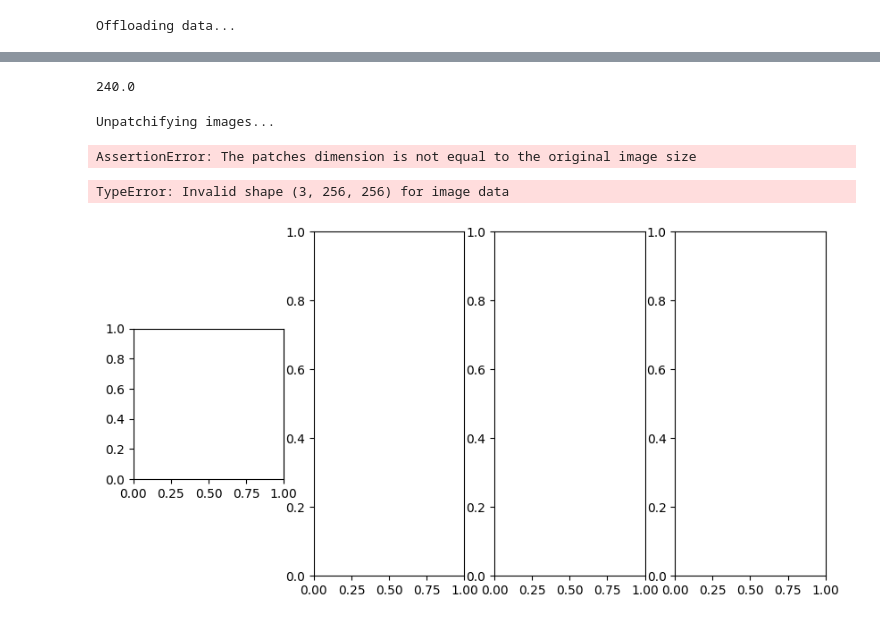
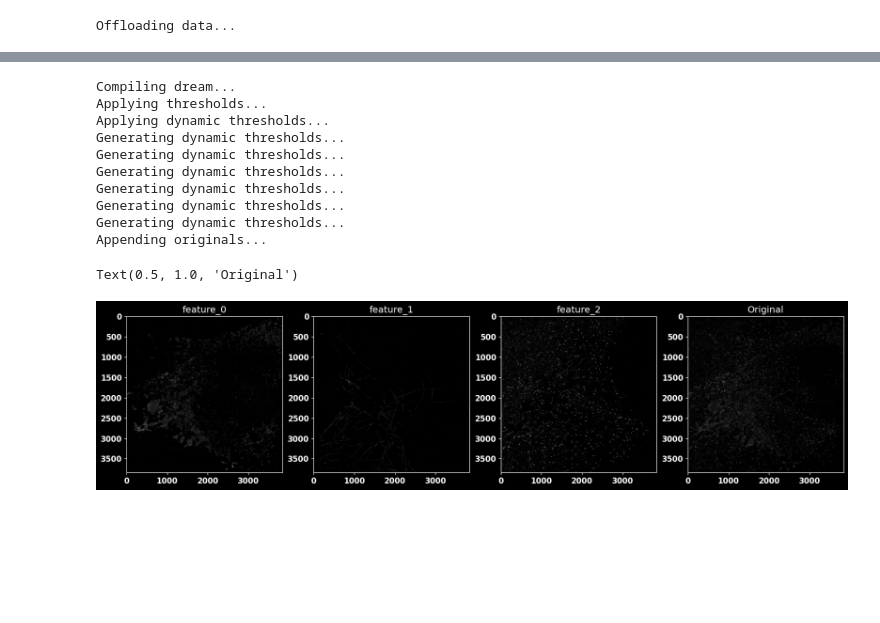
Before and after one commit to Zatyrus/NanTex, a Jupyter notebook: oneiros_sandbox.ipynb, the cells around one changed output, grey strips where cells are left out. Saved outputs shown, nothing was run; the diff lists cells and outputs as text; code cells hidden in the pictures; blank space fills up the shorter version.

Commit message:
Oneiros bricks done
Added:
- static cleanup threshold
- dynamic threshold generation
- dynamic threshold application
- append original image to compilation
- fixed unpachify bug

```diff
--- a/oneiros_sandbox.ipynb
+++ b/oneiros_sandbox.ipynb
@@ -176,25 +105,48 @@ AssertionError: The patches dimension is not equal to the original image size
+# %%
+Dreamer.__compile_dream__()
+# %% [output]
+Compiling dream...
+Applying thresholds...
+Applying dynamic thresholds...
+Generating dynamic thresholds...
+Generating dynamic thresholds...
+Generating dynamic thresholds...
+Generating dynamic thresholds...
+Generating dynamic thresholds...
+Generating dynamic thresholds...
+Appending originals...
 # %%
 import numpy as np
-np.sqrt(225*256)
-# %% [output]
-240.0
-# %%
-__unpatchify_imgs__(Dreamer)
-# %% [output]
-Unpatchifying images...
-AssertionError: The patches dimension is not equal to the original image size
-# %%
-## show the results
-import matplotlib.pyplot as plt
-
-dream:str = 'dream_0'
-
-fig, axs = plt.subplots(1, 4, figsize=(10, 5))
-
-for i, ax in enumerate(axs):
-    ax.imshow(Dreamer.data_out[dream][i])
-    ax.axis('off')
-    ax.set_title(f'Layer {i+1}')
-# %% [output]
-TypeError: Invalid shape (3, 256, 256) for image data
-[figure, removed]
+# %%
+def normalize(x):
+    return (x - np.min(x)) / (np.max(x) - np.min(x))
+# %%
+## Visualization
+
+# Dependencies
+from NanTex_backend.Util.pltStyler import pltStyler
+import matplotlib.pyplot as plt
+
+# control
+Select_Dream:int = 1
+
+# layout
+pltStyler().enforece_stylesheet()
+
+# figure
+fig, axs = plt.subplots(1, final_layer_config['out_channels'] + 1, figsize=(5*(final_layer_config['out_channels'] + 1), 5))
+
+# plot features
+for i, key in enumerate(Dreamer.data_out[f"dream_{Select_Dream}"].keys()):
+    if key == 'original':
+        continue
+
+    axs[i].imshow(Dreamer.data_out[f"dream_{Select_Dream}"][key] * 255, cmap='gray')
+    axs[i].set_title(f"{key}")
+
+# add original
+axs[-1].imshow(normalize(Dreamer.data_out[f"dream_{Select_Dream}"]['original']) * 255, cmap='gray')
+axs[-1].set_title('Original')
+# %% [output]
+Text(0.5, 1.0, 'Original')
+[figure, added]
```
Also changed, not shown: parts of 22 cells of this notebook, 1 other file.
